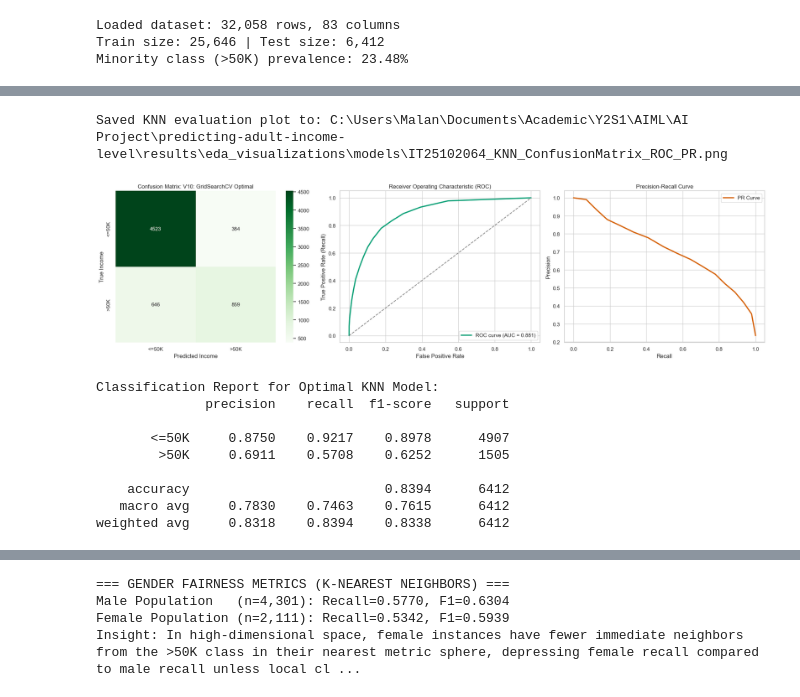
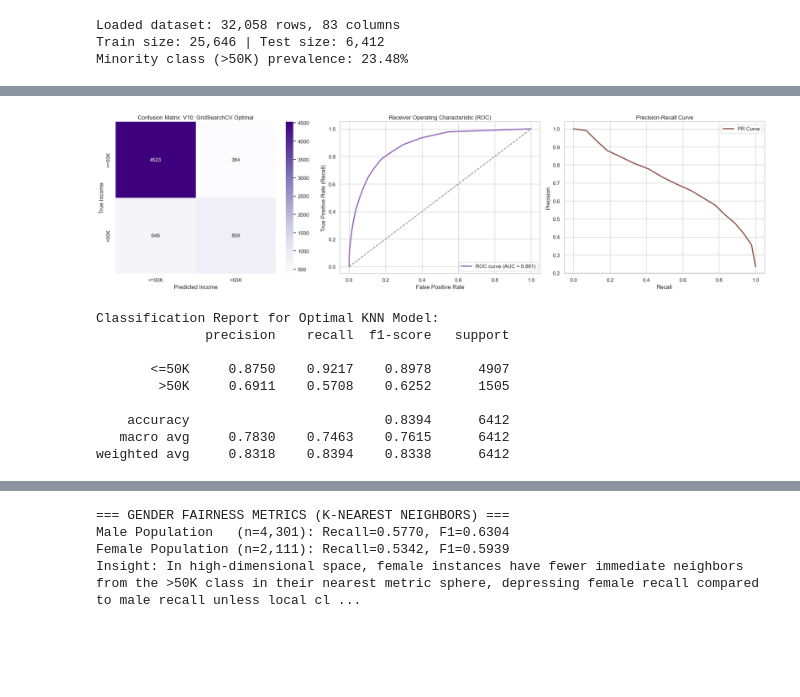
Before and after one commit to mln414/predicting-adult-income-level, a Jupyter notebook: notebooks/models/IT25102064_Model_KNN.ipynb, the cells around one changed output, grey strips where cells are left out. Cells and saved outputs as stored; diff of their text form; code cells hidden in the pictures; blank space fills up the shorter version.

Commit message:
Update model notebooks and refresh execution outputs

```diff
--- a/notebooks/models/IT25102064_Model_KNN.ipynb
+++ b/notebooks/models/IT25102064_Model_KNN.ipynb
@@ -385,51 +333,44 @@ y_prob_best = best_knn.predict_proba(X_test)[:, 1]
 fig, axes = plt.subplots(1, 3, figsize=(20, 5.5))
 
 # 1. Confusion Matrix
 cm = confusion_matrix(y_test, y_pred_best)
-sns.heatmap(cm, annot=True, fmt='d', cmap='Greens', ax=axes[0],
+sns.heatmap(cm, annot=True, fmt='d', cmap='Purples', ax=axes[0],
             xticklabels=['<=50K', '>50K'], yticklabels=['<=50K', '>50K'])
 axes[0].set_title(f"Confusion Matrix: {r10['Variant']}")
 axes[0].set_xlabel('Predicted Income')
 axes[0].set_ylabel('True Income')
 
 # 2. ROC Curve
 fpr, tpr, _ = roc_curve(y_test, y_prob_best)
-axes[1].plot(fpr, tpr, color='#009E73', lw=2.5, label=f"ROC curve (AUC = {roc_auc_score(y_test, y_prob_best):.3f})")
+axes[1].plot(fpr, tpr, color='#9467bd', lw=2.5, label=f"ROC curve (AUC = {roc_auc_score(y_test, y_prob_best):.3f})")
 axes[1].plot([0, 1], [0, 1], color='gray', linestyle='--')
 axes[1].set_title('Receiver Operating Characteristic (ROC)')
 axes[1].set_xlabel('False Positive Rate')
 axes[1].set_ylabel('True Positive Rate (Recall)')
 axes[1].legend(loc='lower right')
 
 # 3. Precision-Recall Curve
 prec_curve, rec_curve, _ = precision_recall_curve(y_test, y_prob_best)
-axes[2].plot(rec_curve, prec_curve, color='#D55E00', lw=2.5, label='PR Curve')
+axes[2].plot(rec_curve, prec_curve, color='#8c564b', lw=2.5, label='PR Curve')
 axes[2].set_title('Precision-Recall Curve')
 axes[2].set_xlabel('Recall')
 axes[2].set_ylabel('Precision')
 axes[2].legend(loc='upper right')
 
-output_dir = (Path(DATA_PATH).resolve().parents[2] / 'results' / 'eda_visualizations' / 'models')
-output_dir.mkdir(parents=True, exist_ok=True)
-output_path = output_dir / 'IT25102064_KNN_ConfusionMatrix_ROC_PR.png'
-
 plt.tight_layout()
-plt.savefig(output_path, dpi=300, bbox_inches='tight')
-print(f'Saved KNN evaluation plot to: {output_path}')
 plt.show()
 
 print("\nClassification Report for Optimal KNN Model:")
 print(classification_report(y_test, y_pred_best, target_names=['<=50K', '>50K'], digits=4))
 # %% [output]
+[figure, new version]
-Saved KNN evaluation plot to: C:\Users\Malan\Documents\Academic\Y2S1\AIML\AI Project\predicting-adult-income-level\results\eda_visualizations\models\IT25102064_KNN_ConfusionMatrix_ROC_PR.png
+Classification Report for Optimal KNN Model:
+              precision    recall  f1-score   support
+
+       <=50K     0.8750    0.9217    0.8978      4907
+        >50K     0.6911    0.5708    0.6252      1505
+
+    accuracy                         0.8394      6412
+   macro avg     0.7830    0.7463    0.7615      6412
+weighted avg     0.8318    0.8394    0.8338      6412
-[figure, old version]
-Classification Report for Optimal KNN Model:
-              precision    recall  f1-score   support
-
-       <=50K     0.8750    0.9217    0.8978      4907
-        >50K     0.6911    0.5708    0.6252      1505
-
-    accuracy                         0.8394      6412
-   macro avg     0.7830    0.7463    0.7615      6412
-weighted avg     0.8318    0.8394    0.8338      6412
 # %% [markdown]
```
Also changed, not shown: parts of 21 cells of this notebook, 5 other files.
